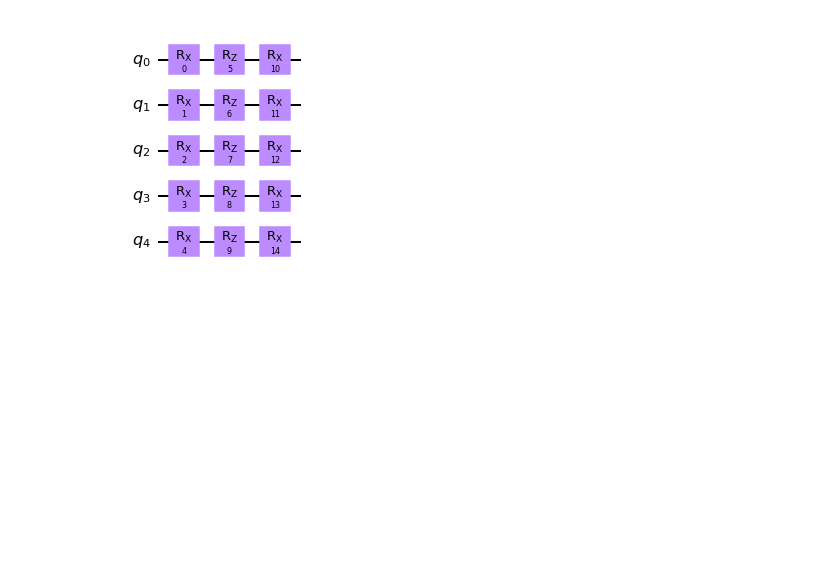
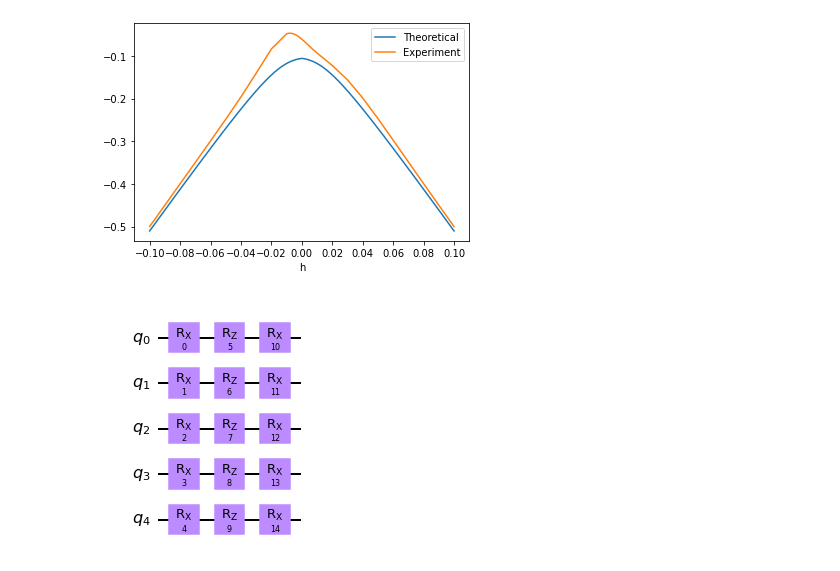
Before and after one commit to vutuanhai237/Lagrange-interpolation-approach-for-GPRX, a Jupyter notebook: tqix_compare.ipynb, the cells around one changed output. Drawn from its saved outputs; the diff is of its cells as text; code cells hidden in the pictures; blank space fills up the shorter version.

```diff
--- a/tqix_compare.ipynb
+++ b/tqix_compare.ipynb
@@ -70,0 +50,5 @@ np.min(costs)
+# %%
+hs = np.round(np.arange(-0.1, 0.1, 0.002), 3)
+for h in hs:
+    print(h)
+    optimal(h)
@@ -71,3 +72,25 @@ np.min(costs)
+# %%
+hs = np.round(np.arange(-0.1, 0.11, 0.01), 2)
+hs1 = np.round(np.arange(-0.01, 0.01, 0.001), 3)
+large_hs = np.concatenate((hs, hs1), axis=None)
+large_hs = np.sort(large_hs)
+costs = []
+for h in large_hs:
+    cost = np.loadtxt("cost_" + str(h) + ".txt", dtype=np.complex_)[-1]
+    costs.append(np.real(cost))
+# %%
+import pandas as pd
+cost_theori = pd.read_excel('data.xlsx')
+cost_theori = np.array(cost_theori)
+
+plt.plot([d[0] for d in cost_theori], [d[1] for d in cost_theori], label = "Theoretical")
+plt.plot(large_hs, costs, label = "Experiment")
+plt.xticks([-0.1,-0.08,-0.06, -0.04,-0.02,0, 0.02, 0.04, 0.06, 0.08, 0.1])
+plt.xlabel("h")
+plt.legend()
+plt.show()
+# %% [output]
+[figure, added]
 # %%
 import qiskit
 n = 5
```
Also changed, not shown: parts of 5 cells of this notebook, 7 other files.
